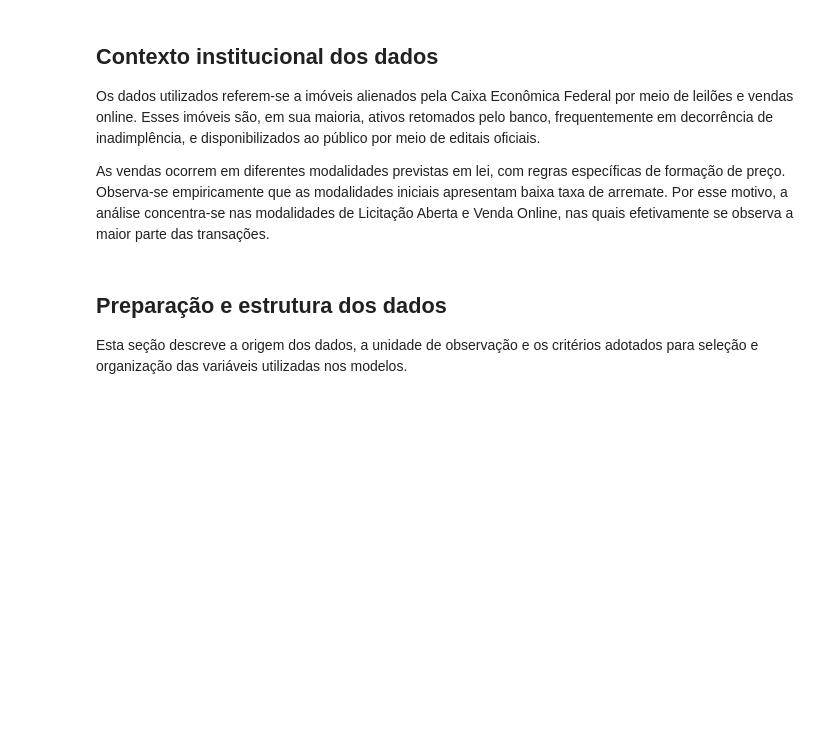
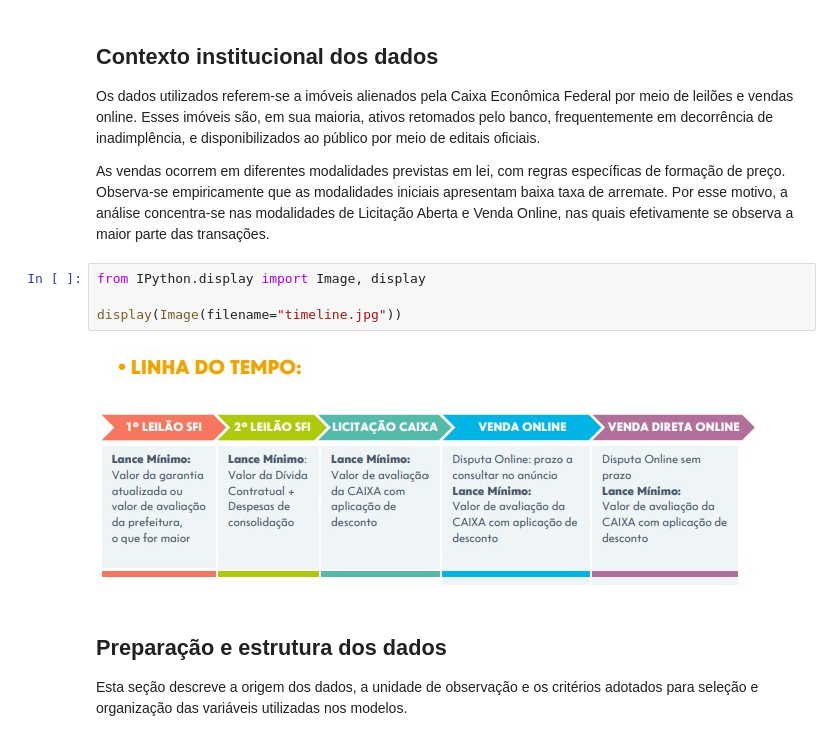
Before and after one commit to jadersantana/py-2025-epge-dados1-finalassignment, a Jupyter notebook: notebooks/DecisoesBaseadasemDados-JaderSantana.ipynb, the cells around one changed output. Cells and saved outputs as stored; diff of their text form; blank space fills up the shorter version.

```diff
--- a/notebooks/02_modeling_loop.ipynb
+++ b/notebooks/DecisoesBaseadasemDados-JaderSantana.ipynb
@@ -14,6 +22,12 @@ Ao longo do notebook, são apresentados os dados, a construção dos cenários d
 Os dados utilizados referem-se a imóveis alienados pela Caixa Econômica Federal por meio de leilões e vendas online. Esses imóveis são, em sua maioria, ativos retomados pelo banco, frequentemente em decorrência de inadimplência, e disponibilizados ao público por meio de editais oficiais.
 
 As vendas ocorrem em diferentes modalidades previstas em lei, com regras específicas de formação de preço. Observa-se empiricamente que as modalidades iniciais apresentam baixa taxa de arremate. Por esse motivo, a análise concentra-se nas modalidades de Licitação Aberta e Venda Online, nas quais efetivamente se observa a maior parte das transações.
+# %%
+from IPython.display import Image, display
+
+display(Image(filename="timeline.jpg"))
+# %% [output]
+[figure, added]
 # %% [markdown]
 ## Preparação e estrutura dos dados
 
```
Also changed, not shown: parts of 14 cells of this notebook, 12 other files.
